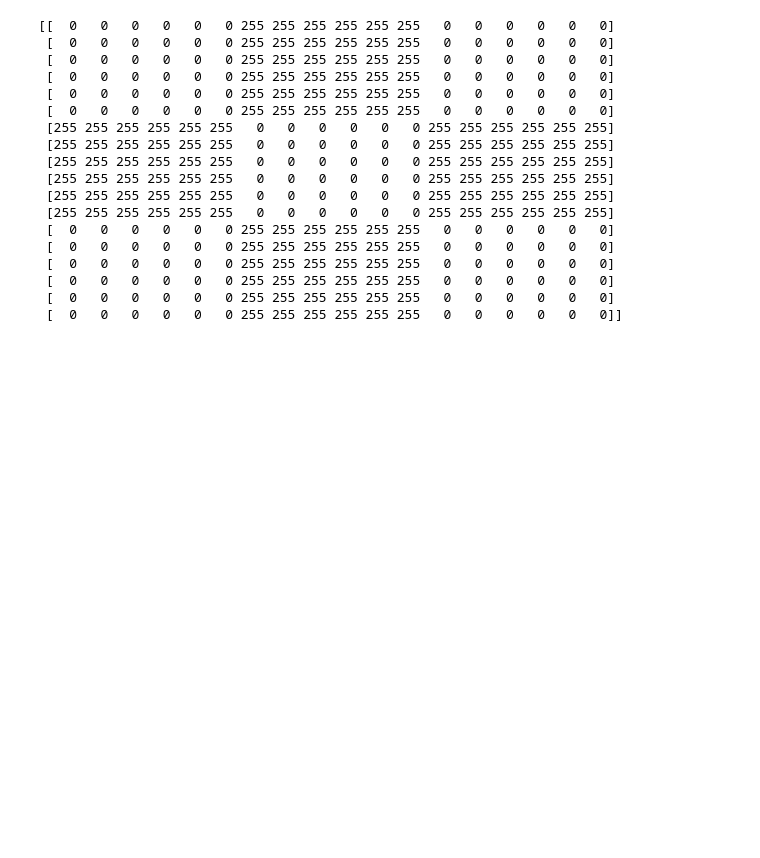
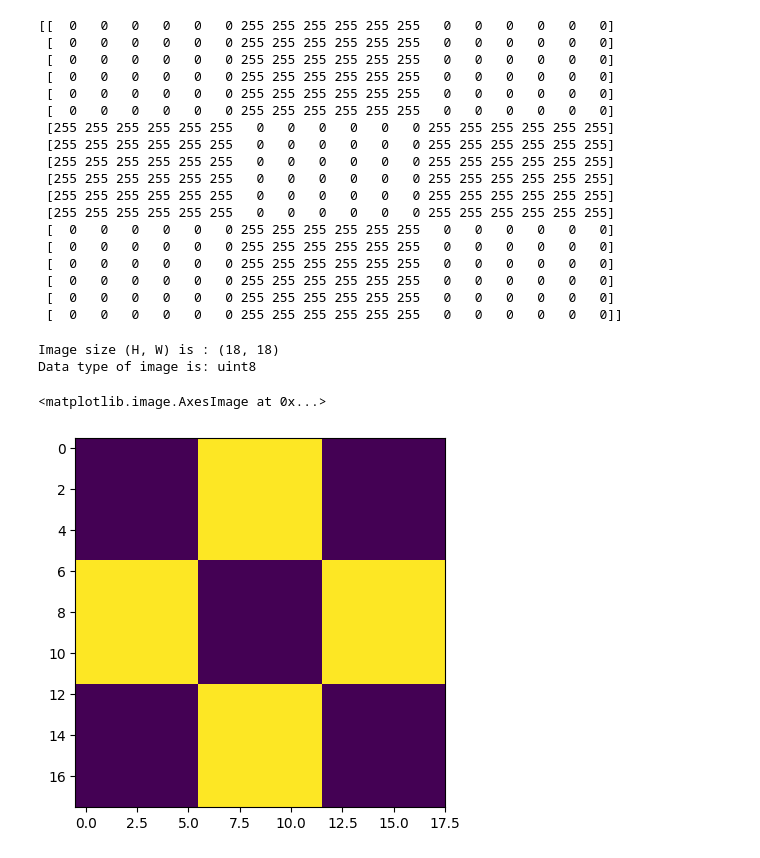
Before and after one commit to pereruannabaala/Image_Processing, a Jupyter notebook: image_processing.ipynb, the cells around one changed output. Cells and saved outputs as stored; diff of their text form; code cells hidden in the pictures; blank space fills up the shorter version.

```diff
--- a/image_processing.ipynb
+++ b/image_processing.ipynb
@@ -78,3 +80,22 @@ print(cb_img)
  [  0   0   0   0   0   0 255 255 255 255 255 255   0   0   0   0   0   0]
  [  0   0   0   0   0   0 255 255 255 255 255 255   0   0   0   0   0   0]
  [  0   0   0   0   0   0 255 255 255 255 255 255   0   0   0   0   0   0]]
+# %%
+# Display Image attributes
+
+# print the size of image
+print("Image size (H, W) is :", cb_img.shape)
+
+# print data type of image
+print("Data type of image is:", cb_img.dtype)
+# %% [output]
+Image size (H, W) is : (18, 18)
+Data type of image is: uint8
+# %%
+# Display Images using Matplotlib
+
+# Display image
+plt.imshow(cb_img)
+# %% [output]
+<matplotlib.image.AxesImage at 0x...>
+[figure, added]
```
Also changed, not shown: parts of 3 cells of this notebook.
